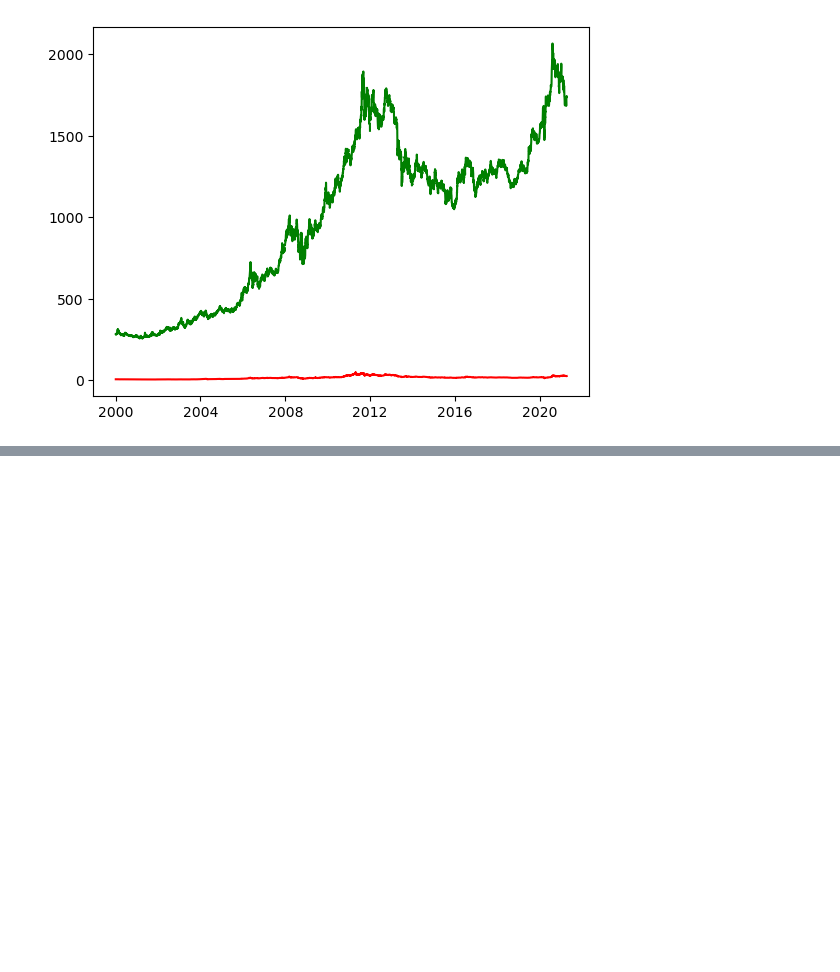
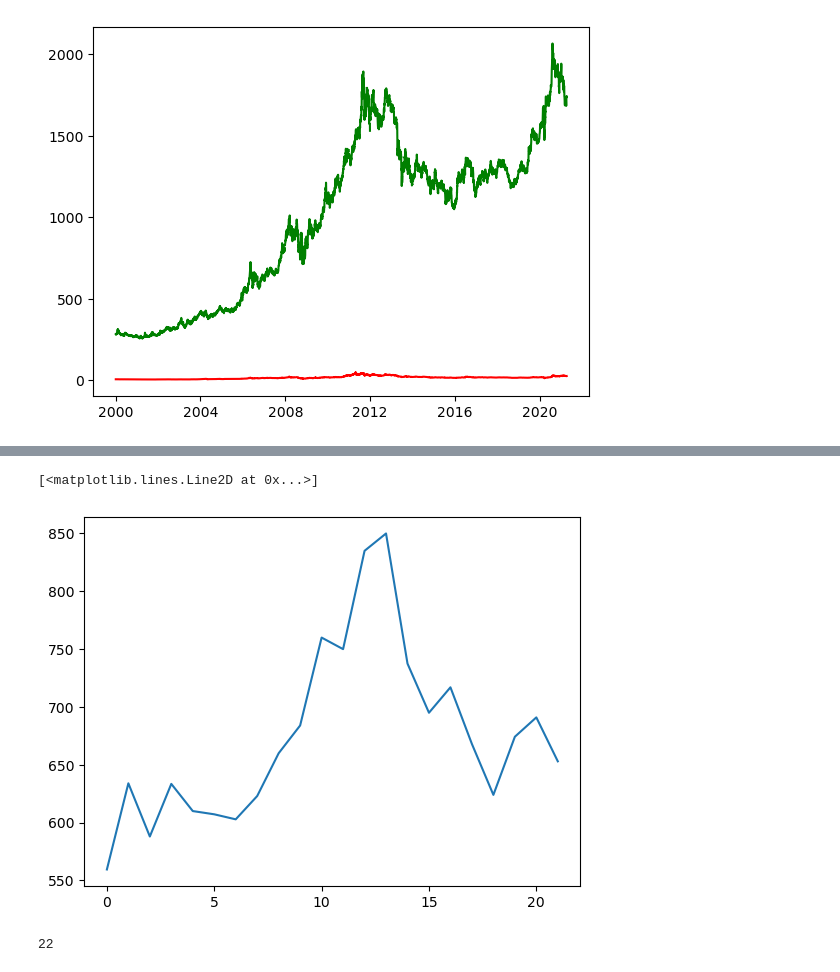
Before and after one commit to dspencer80/gold_silver, a Jupyter notebook: Gold VS Silver.ipynb, the cells around one changed output, grey strips where cells are left out. Cells and saved outputs as stored; diff of their text form; code cells hidden in the pictures; blank space fills up the shorter version.

```diff
--- a/Gold VS Silver.ipynb
+++ b/Gold VS Silver.ipynb
@@ -159,0 +210,4 @@ plt.plot(silver, 'r')
+# %%
+lst = [559.50, 634.00, 588.00, 633.50, 610.00, 607.20, 602.85, 623.00, 660.00, 684.00, 760.00, 750.00, 835.00, 850.00, 737.50, 695.00, 717.00, 668.00, 624.00, 674.25, 691.00, 653.00]
+gold80 = pd.DataFrame(lst)
+gold80
@@ -159,0 +252,2 @@ plt.plot(silver, 'r')
+# %%
+gold80.columns = ['price']
@@ -159,0 +274,9 @@ plt.plot(silver, 'r')
+# %%
+plt.plot(gold80)
+# %% [output]
+[<matplotlib.lines.Line2D at 0x...>]
+[figure, added]
+# %%
+len(gold80)
+# %% [output]
+22
```
Also changed, not shown: parts of 19 cells of this notebook.
